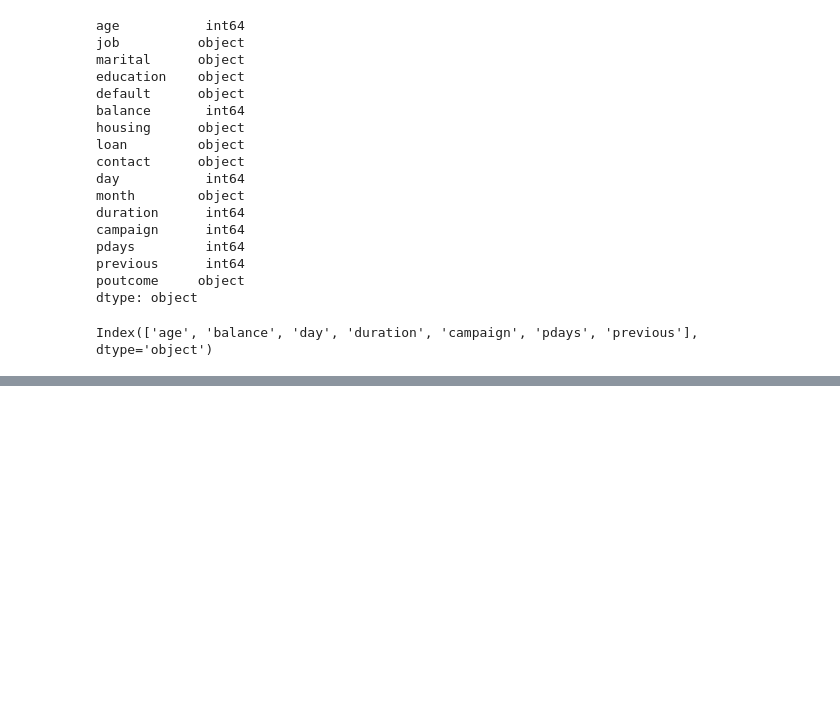
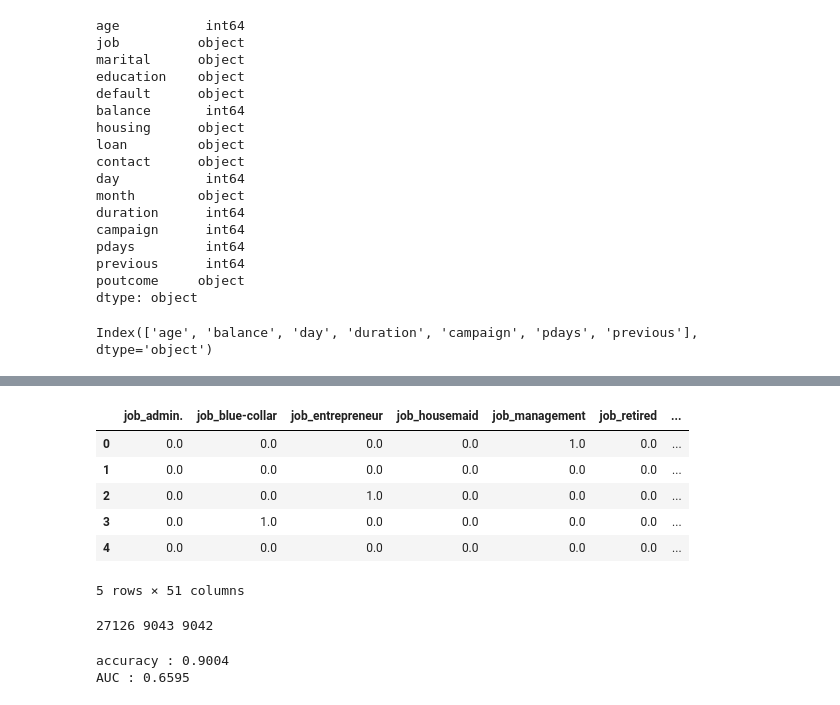
Before and after one commit to Joon-hub/MLZoomcamp, a Jupyter notebook: Week_4_Evaluation/week4_hw.ipynb, the cells around one changed output, grey strips where cells are left out. Saved outputs shown, nothing was run; the diff lists cells and outputs as text; code cells hidden in the pictures; blank space fills up the shorter version.

```diff
--- a/Week_4_Evaluation/week4_hw.ipynb
+++ b/Week_4_Evaluation/week4_hw.ipynb
@@ -75,3 +75,6 @@ numerical = X.select_dtypes(exclude='object').columns
 numerical
 # %% [output]
 Index(['age', 'balance', 'day', 'duration', 'campaign', 'pdays', 'previous'], dtype='object')
+# %%
+df_num = df[numerical]
+df_num
@@ -93,0 +148,36 @@ df[numerical]
+# %%
+train = pd.concat([df_char,df_num], axis = 1)
+train.head()
+# %% [output]
+|  | job_admin. | job_blue-collar | job_entrepreneur | job_housemaid | job_management | job_retired | ... |
+| 0 | 0.0 | 0.0 | 0.0 | 0.0 | 1.0 | 0.0 | ... |
+| 1 | 0.0 | 0.0 | 0.0 | 0.0 | 0.0 | 0.0 | ... |
+| 2 | 0.0 | 0.0 | 1.0 | 0.0 | 0.0 | 0.0 | ... |
+| 3 | 0.0 | 1.0 | 0.0 | 0.0 | 0.0 | 0.0 | ... |
+| 4 | 0.0 | 0.0 | 0.0 | 0.0 | 0.0 | 0.0 | ... |
+5 rows × 51 columns
+# %%
+from sklearn.model_selection import train_test_split
+
+X_train, X_test, y_train, y_test = train_test_split(train, test, test_size=0.2, random_state=42)
+X_train,X_val,y_train,y_val = train_test_split(X_train,y_train, test_size=0.25, random_state=42)
+
+print(len(X_train), len(X_test), len(X_val))
+# %% [output]
+27126 9043 9042
+# %%
+from sklearn.linear_model import LogisticRegression
+log_reg = LogisticRegression(solver='liblinear', C=1.0, max_iter=1000, random_state=42)
+log_reg.fit(X_train, y_train)
+y_val_pred = log_reg.predict(X_val)
+
+# accuracy score
+from sklearn.metrics import accuracy_score
+print('accuracy :', round(accuracy_score(y_val, y_val_pred),4))
+
+# AUC score
+from sklearn.metrics import roc_auc_score
+print('AUC :', round(roc_auc_score(y_val, y_val_pred),4))
+# %% [output]
+accuracy : 0.9004
+AUC : 0.6595
```
Also changed, not shown: parts of 7 cells of this notebook, 2 other files.
